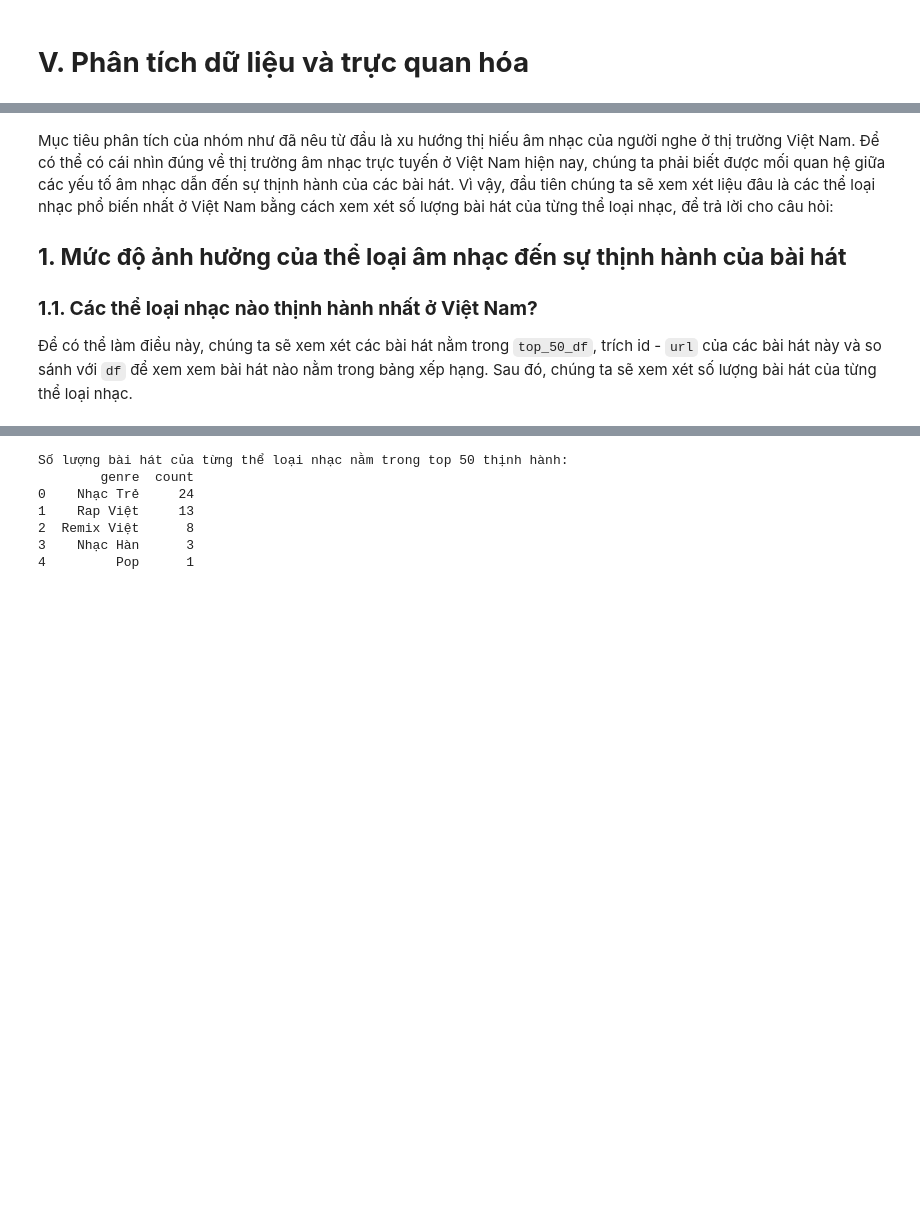
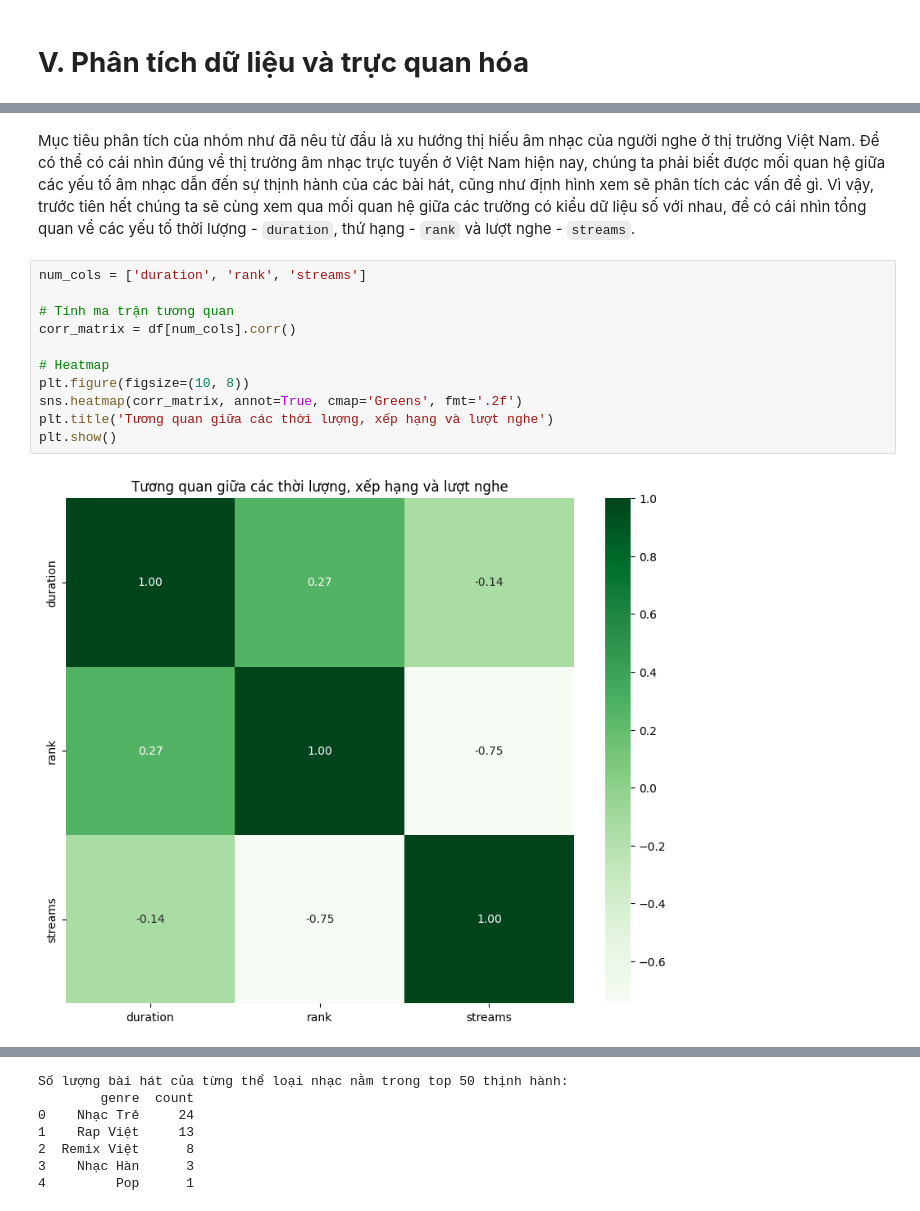
Before and after one commit to pililover/Visualization-Lab, a Jupyter notebook: sourcecode/data_visualization.ipynb, the cells around one changed output, grey strips where cells are left out. Drawn from its saved outputs; the diff is of its cells as text; blank space fills up the shorter version.

Commit message:
Finish trực quan hóa cho các vấn đề

```diff
--- a/sourcecode/data_visualization.ipynb
+++ b/sourcecode/data_visualization.ipynb
@@ -763,8 +776,17 @@ df.head(5)
 | 3 | 42zePe03Iq8tvFcJAIKkp8 | D.R.E.A.M. (feat. Ghostface Killah) | Miley Cyrus, Ghostface Killah | RCA/Legacy | 2019-05-17 | 182 | 59 | 59 | ... |
 | 4 | 34ODRRWSsRbiB6sGI9R9Te | Badadu | MONSTAR | ST.319 Entertainment | 2018-11-08 | 182 | 45 | 179 | ... |
 # %% [markdown]
-Mục tiêu phân tích của nhóm như đã nêu từ đầu là xu hướng thị hiếu âm nhạc của người nghe ở thị trường Việt Nam. Để có thể có cái nhìn đúng về thị trường âm nhạc trực tuyến ở Việt Nam hiện nay, chúng ta phải biết được mối quan hệ giữa các yếu tố âm nhạc dẫn đến sự thịnh hành của các bài hát. Vì vậy, đầu tiên chúng ta sẽ xem xét liệu đâu là các thể loại nhạc phổ biến nhất ở Việt Nam bằng cách xem xét số lượng bài hát của từng thể loại nhạc, để trả lời cho câu hỏi:
-## **1. Mức độ ảnh hưởng của thể loại âm nhạc đến sự thịnh hành của bài hát**
-### **1.1. Các thể loại nhạc nào thịnh hành nhất ở Việt Nam?**
-
-Để có thể làm điều này, chúng ta sẽ xem xét các bài hát nằm trong `top_50_df`, trích id - `url` của các bài hát này và so sánh với `df` để xem xem bài hát nào nằm trong bảng xếp hạng. Sau đó, chúng ta sẽ xem xét số lượng bài hát của từng thể loại nhạc.
+Mục tiêu phân tích của nhóm như đã nêu từ đầu là xu hướng thị hiếu âm nhạc của người nghe ở thị trường Việt Nam. Để có thể có cái nhìn đúng về thị trường âm nhạc trực tuyến ở Việt Nam hiện nay, chúng ta phải biết được mối quan hệ giữa các yếu tố âm nhạc dẫn đến sự thịnh hành của các bài hát, cũng như định hình xem sẽ phân tích các vấn đề gì. Vì vậy, trước tiên hết chúng ta sẽ cùng xem qua mối quan hệ giữa các trường có kiểu dữ liệu số với nhau, để có cái nhìn tổng quan về các yếu tố thời lượng - `duration`, thứ hạng - `rank` và lượt nghe - `streams`.
+# %%
+num_cols = ['duration', 'rank', 'streams']
+
+# Tính ma trận tương quan
+corr_matrix = df[num_cols].corr()
+
+# Heatmap
+plt.figure(figsize=(10, 8))
+sns.heatmap(corr_matrix, annot=True, cmap='Greens', fmt='.2f')
+plt.title('Tương quan giữa các thời lượng, xếp hạng và lượt nghe')
+plt.show()
+# %% [output]
+[figure, added]
```
Also changed, not shown: parts of 35 cells of this notebook.
